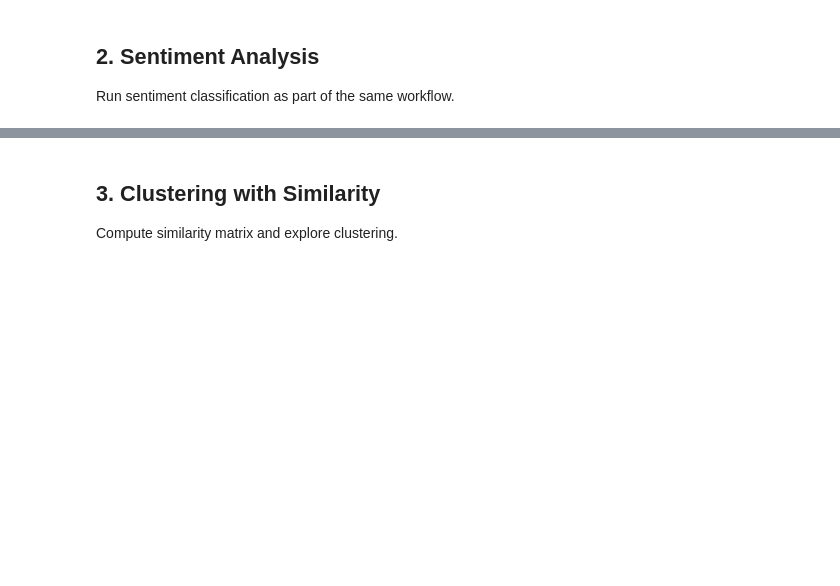
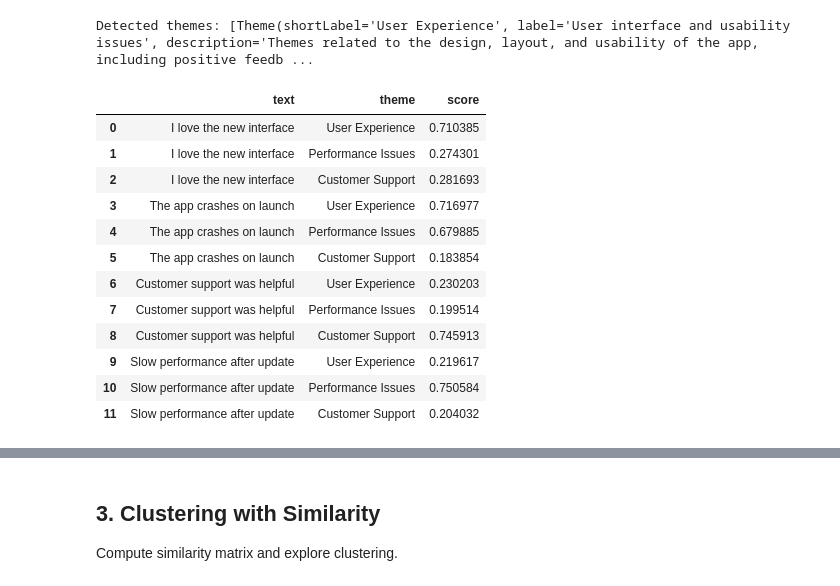
Before and after one commit to researchwiseai/pulse-py, a Jupyter notebook: examples/high_level_api.ipynb, the cells around one changed output, grey strips where cells are left out. Drawn from its saved outputs; the diff is of its cells as text; code cells hidden in the pictures; blank space fills up the shorter version.

```diff
--- a/examples/high_level_api.ipynb
+++ b/examples/high_level_api.ipynb
@@ -19,31 +54,40 @@ Generate themes, allocate them to texts, and extract representative elements.
 # %%
 texts = [
     "I love the new interface",
     "The app crashes on launch",
     "Customer support was helpful",
     "Slow performance after update",
 ]
 
 az = Analyzer(
     dataset=texts,
     processes=[
         ThemeGeneration(min_themes=2, max_themes=4),
         ThemeAllocation(single_label=False, threshold=0.0),
-        ThemeExtraction(),
     ],
     fast=True,
     cache_dir=".pulse_cache",
 )
 
 res = az.run()
 print("Detected themes:", res.theme_generation.themes)
 df_alloc = res.theme_allocation.to_dataframe()
-display(df_alloc)
-df_extr = res.theme_extraction.to_dataframe()
-display(df_extr)
+df_alloc
+# %% [output]
+Detected themes: [Theme(shortLabel='User Experience', label='User interface and usability issues', description='Themes related to the design, layout, and usability of the app, including positive feedb ...
+|  | text | theme | score |
+| 0 | I love the new interface | User Experience | 0.710385 |
+| 1 | I love the new interface | Performance Issues | 0.274301 |
+| 2 | I love the new interface | Customer Support | 0.281693 |
+| 3 | The app crashes on launch | User Experience | 0.716977 |
+| 4 | The app crashes on launch | Performance Issues | 0.679885 |
+| 5 | The app crashes on launch | Customer Support | 0.183854 |
+| 6 | Customer support was helpful | User Experience | 0.230203 |
+| 7 | Customer support was helpful | Performance Issues | 0.199514 |
+| 8 | Customer support was helpful | Customer Support | 0.745913 |
+| 9 | Slow performance after update | User Experience | 0.219617 |
+| 10 | Slow performance after update | Performance Issues | 0.750584 |
+| 11 | Slow performance after update | Customer Support | 0.204032 |
-# %% [markdown]
-## 2. Sentiment Analysis
-Run sentiment classification as part of the same workflow.
 # %%
 az2 = Analyzer(
     dataset=texts,
```
Also changed, not shown: parts of 10 cells of this notebook, 11 other files.
